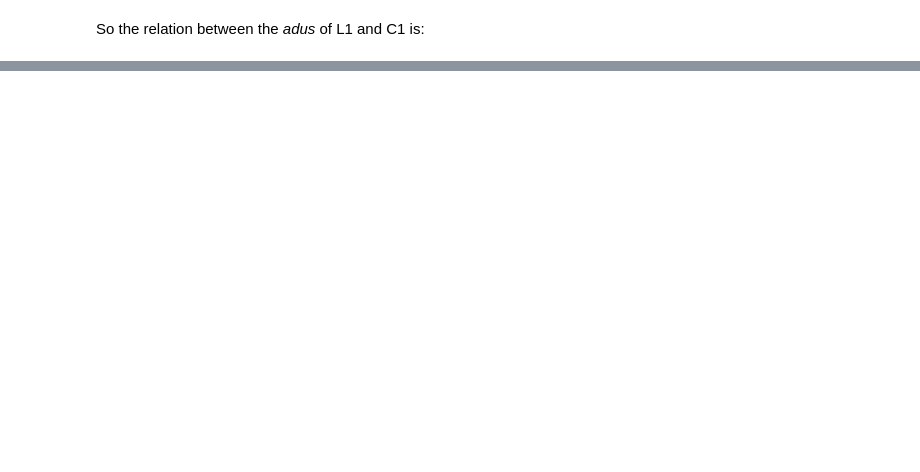
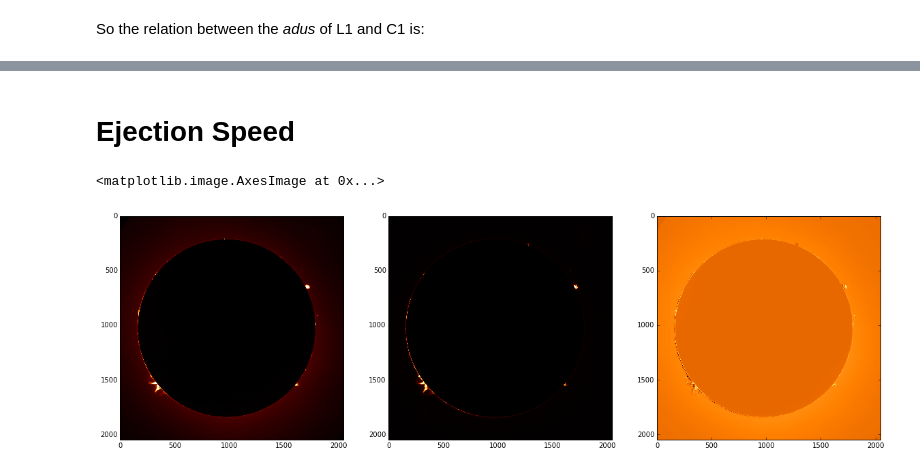
Before and after one commit to manuelmarcano22/TPCoronograph, a Jupyter notebook: c1anal.ipynb, the cells around one changed output, grey strips where cells are left out. Cells and saved outputs as stored; diff of their text form; code cells hidden in the pictures; blank space fills up the shorter version.

```diff
--- a/c1anal.ipynb
+++ b/c1anal.ipynb
@@ -129,0 +107,2 @@ So the relation between the *adus* of L1 and C1 is:
+# %% [markdown]
+# Ejection Speed
@@ -129,0 +112,12 @@ So the relation between the *adus* of L1 and C1 is:
+# %%
+diffs = [0, 30]
+plt.figure(figsize=(20, 20))
+plt.subplot(1,3,1)
+plt.imshow(flatteddatac1[diffs[0]], cmap='afmhot')
+plt.subplot(1,3,2)
+plt.imshow(flatteddatac1[diffs[1]], cmap='afmhot')
+plt.subplot(1,3,3)
+plt.imshow(flatteddatac1[diffs[0]] - flatteddatac1[diffs[1]], cmap='afmhot')
+# %% [output]
+<matplotlib.image.AxesImage at 0x...>
+[figure, added]
```
Also changed, not shown: parts of 6 cells of this notebook.
